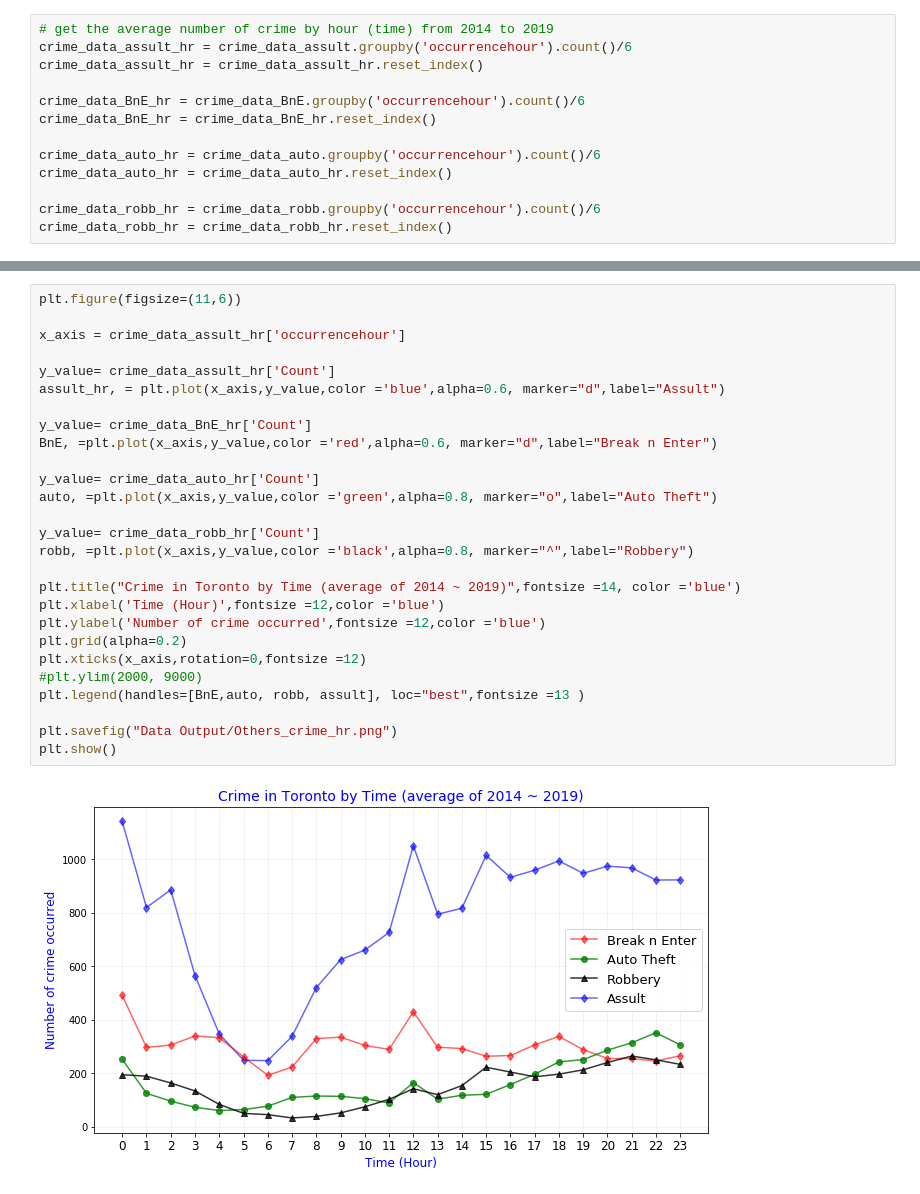
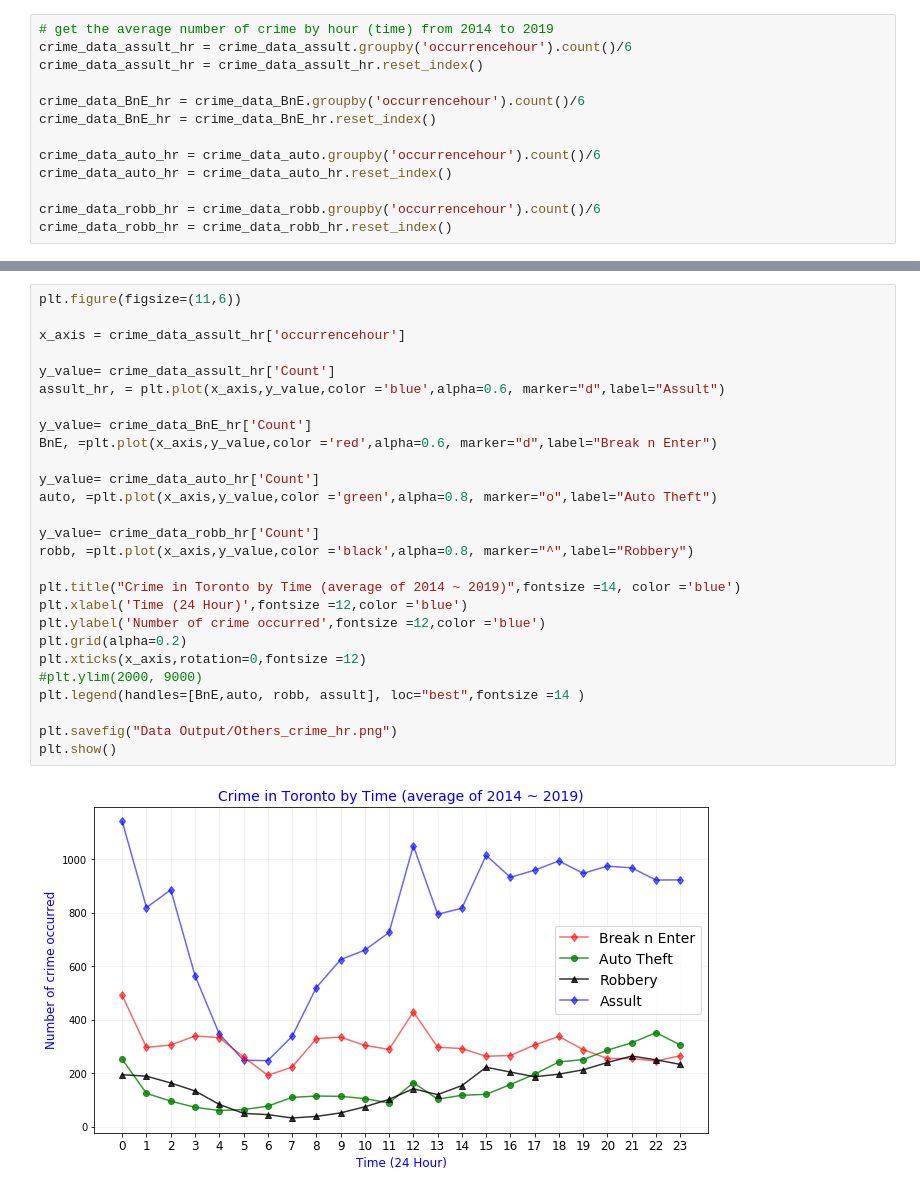
Before and after one commit to neha-nayeem/Project-01, a Jupyter notebook: Q4_Jaehong.ipynb, the cells around one changed output, grey strips where cells are left out. Cells and saved outputs as stored; diff of their text form.

```diff
--- a/Q4_Jaehong.ipynb
+++ b/Q4_Jaehong.ipynb
@@ -388,29 +341,29 @@ crime_data_assult_hr
 # %%
 plt.figure(figsize=(11,6))
 
 x_axis = crime_data_assult_hr['occurrencehour']
 
 y_value= crime_data_assult_hr['Count']
 assult_hr, = plt.plot(x_axis,y_value,color ='blue',alpha=0.6, marker="d",label="Assult")
 
 y_value= crime_data_BnE_hr['Count']
 BnE, =plt.plot(x_axis,y_value,color ='red',alpha=0.6, marker="d",label="Break n Enter")
 
 y_value= crime_data_auto_hr['Count']
 auto, =plt.plot(x_axis,y_value,color ='green',alpha=0.8, marker="o",label="Auto Theft")
 
 y_value= crime_data_robb_hr['Count']
 robb, =plt.plot(x_axis,y_value,color ='black',alpha=0.8, marker="^",label="Robbery")
 
 plt.title("Crime in Toronto by Time (average of 2014 ~ 2019)",fontsize =14, color ='blue')
-plt.xlabel('Time (Hour)',fontsize =12,color ='blue')
+plt.xlabel('Time (24 Hour)',fontsize =12,color ='blue')
 plt.ylabel('Number of crime occurred',fontsize =12,color ='blue')
 plt.grid(alpha=0.2)
 plt.xticks(x_axis,rotation=0,fontsize =12)
 #plt.ylim(2000, 9000)
-plt.legend(handles=[BnE,auto, robb, assult], loc="best",fontsize =13 )
+plt.legend(handles=[BnE,auto, robb, assult], loc="best",fontsize =14 )
 
 plt.savefig("Data Output/Others_crime_hr.png")
 plt.show()
 # %% [output]
-[figure, old version]
+[figure, new version]
```
Also changed, not shown: parts of 15 cells of this notebook, 5 other files.
